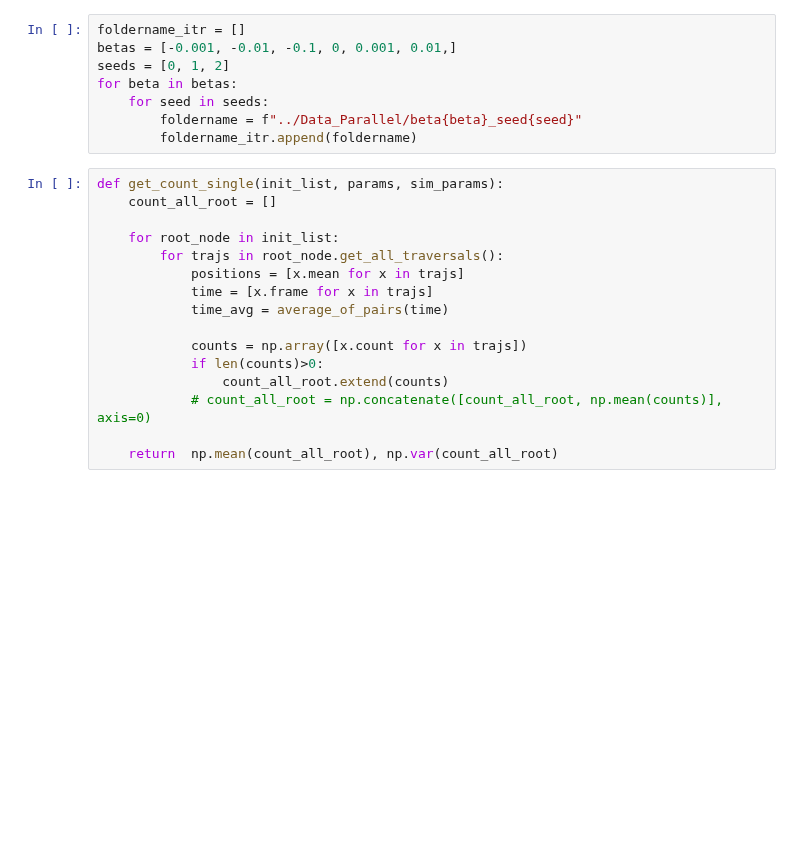
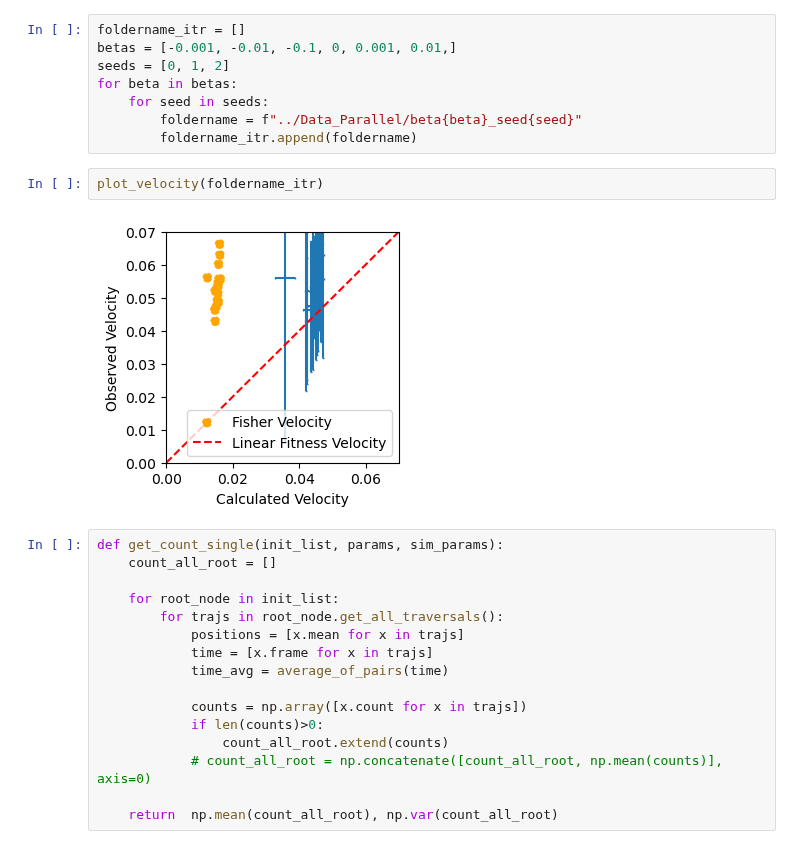
Before and after one commit to zhizhang1445/CRISPR_Sim, a Jupyter notebook: Analysis/globalAnal.ipynb, the cells around one changed output. Drawn from its saved outputs; the diff is of its cells as text; blank space fills up the shorter version.

```diff
--- a/Analysis/globalAnal.ipynb
+++ b/Analysis/globalAnal.ipynb
@@ -21,6 +21,10 @@ for beta in betas:
     for seed in seeds:
         foldername = f"../Data_Parallel/beta{beta}_seed{seed}"
         foldername_itr.append(foldername)
+# %%
+plot_velocity(foldername_itr)
+# %% [output]
+[figure, added]
 # %%
 def get_count_single(init_list, params, sim_params):
     count_all_root = []
```
Also changed, not shown: parts of 3 cells of this notebook, 7 other files.
